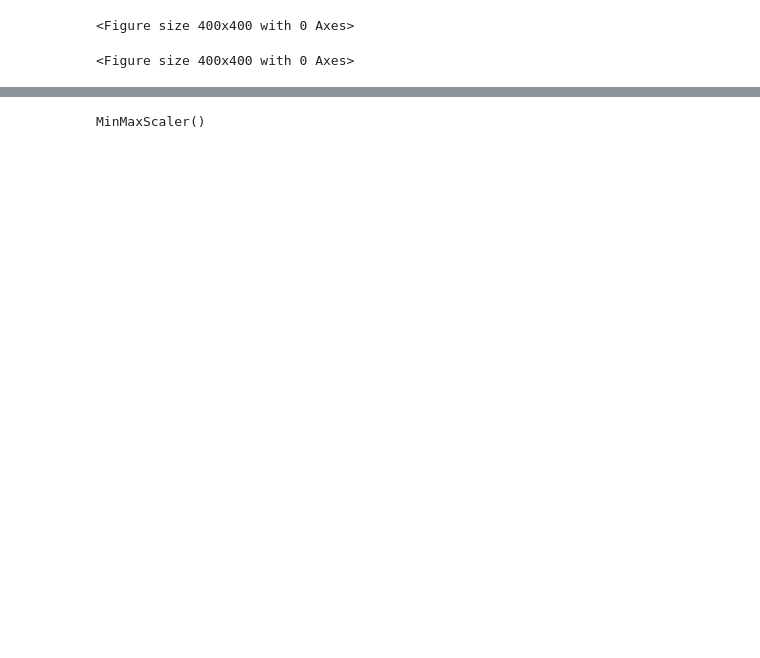
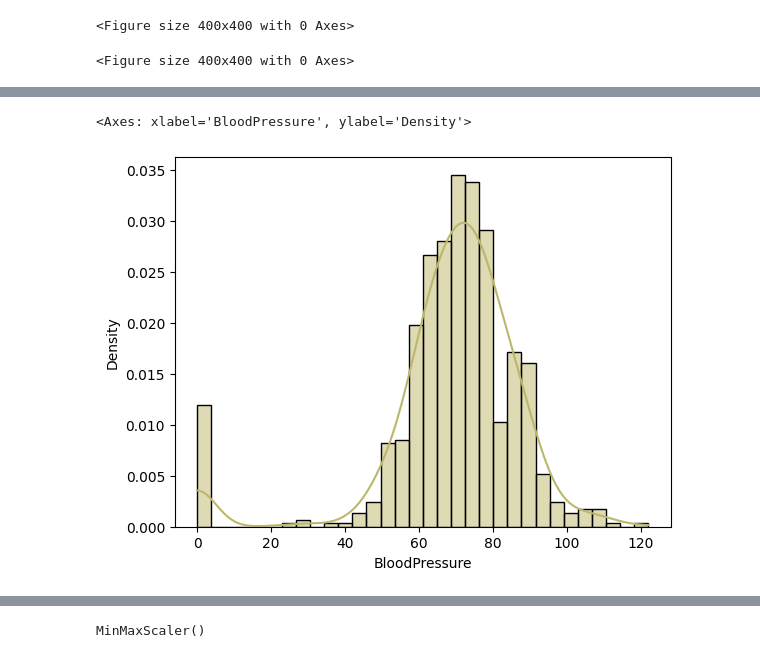
Before and after one commit to OKJAHR/diabetes_classification, a Jupyter notebook: Diyabet_Hastalığı_Sınıflandırması_[YSA]_201505045.ipynb, the cells around one changed output, grey strips where cells are left out. Drawn from its saved outputs; the diff is of its cells as text; code cells hidden in the pictures; blank space fills up the shorter version.

```diff
--- a/Diyabet_Hastalığı_Sınıflandırması_[YSA]_201505045.ipynb
+++ b/Diyabet_Hastalığı_Sınıflandırması_[YSA]_201505045.ipynb
@@ -155,0 +126,6 @@ https://gist.github.com/mwaskom/de44147ed2974457ad6372750bbe5751
+# %%
+#sns.distplot(data['BloodPressure'], color = 'DarkKhaki')
+sns.histplot(data["BloodPressure"], kde=True,color="DarkKhaki",stat="density")
+# %% [output]
+<Axes: xlabel='BloodPressure', ylabel='Density'>
+[figure, added]
```
Also changed, not shown: parts of 9 cells of this notebook.
